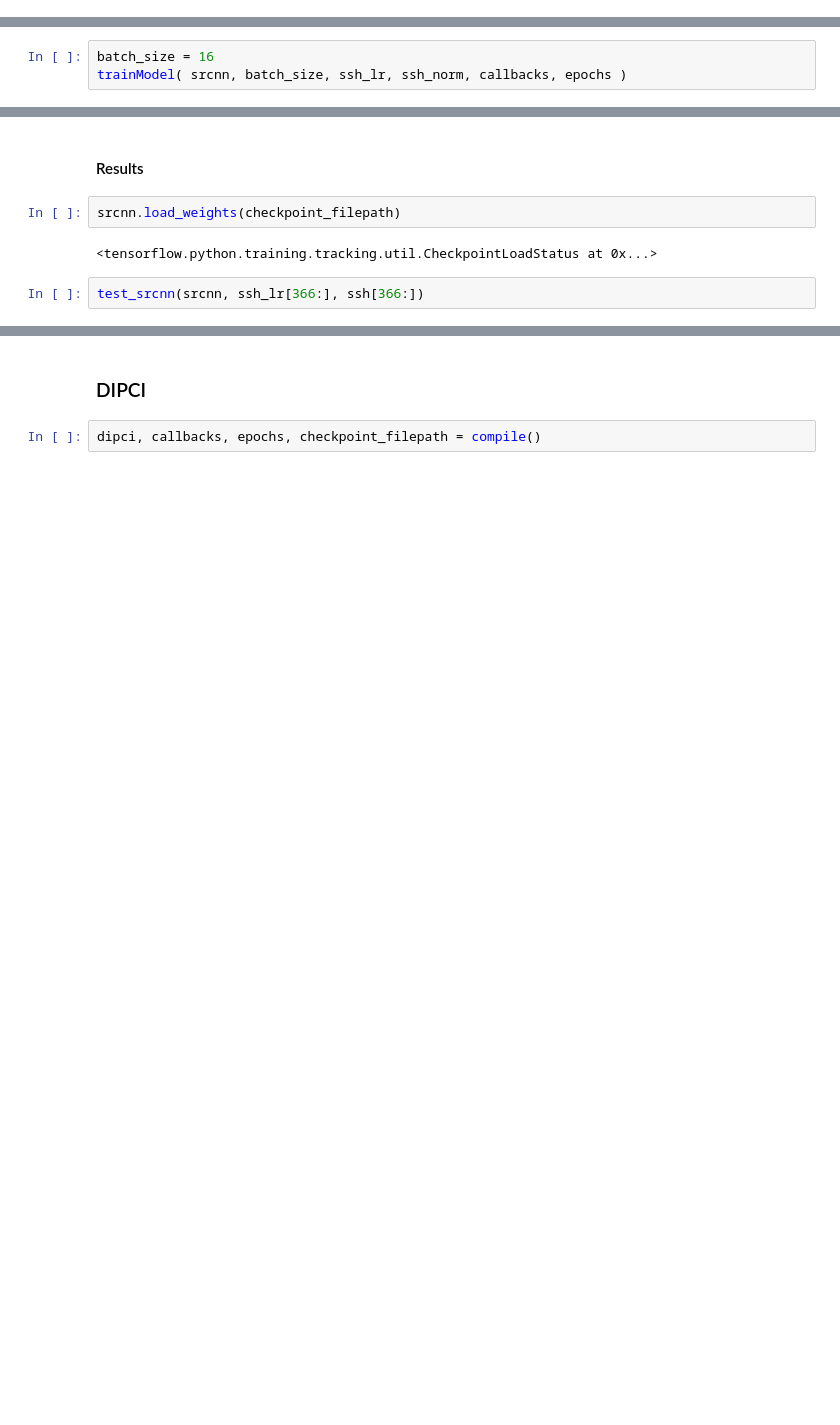
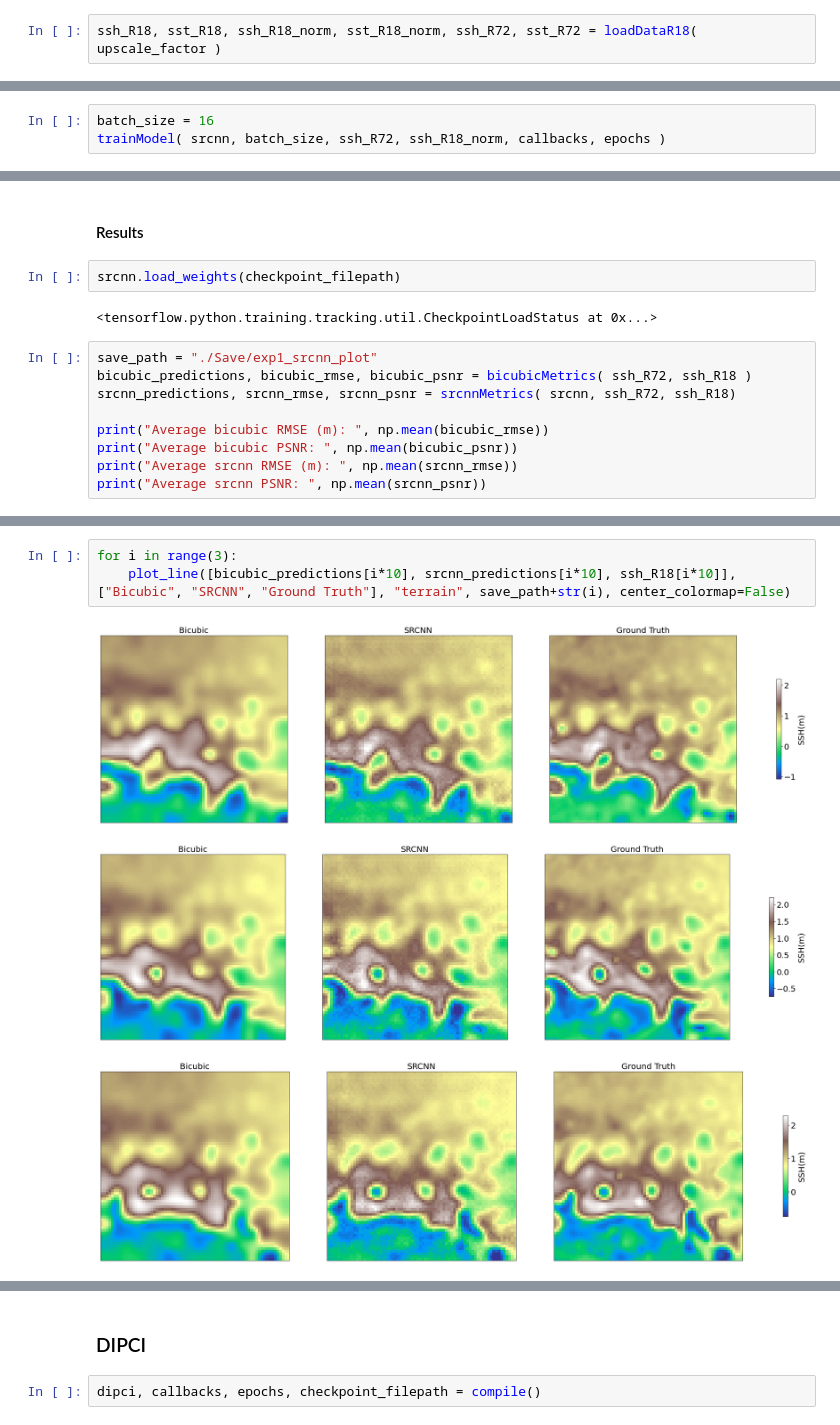
Before and after one commit to MdeCastelbajac/dipci, a Jupyter notebook: ProjectNotebook.ipynb, the cells around one changed output, grey strips where cells are left out. Drawn from its saved outputs; the diff is of its cells as text; blank space fills up the shorter version.

Commit message:
srcnn tests passed

```diff
--- a/ProjectNotebook.ipynb
+++ b/ProjectNotebook.ipynb
@@ -27,0 +32,2 @@ upscale_factor = 4
+# %%
+ssh_R18, sst_R18, ssh_R18_norm, sst_R18_norm, ssh_R72, sst_R72 = loadDataR18( upscale_factor )
@@ -59,3 +68,3 @@ Might skip training and load checkpoints below
 # %%
 batch_size = 16
-trainModel( srcnn, batch_size, ssh_lr, ssh_norm, callbacks, epochs )
+trainModel( srcnn, batch_size, ssh_R72, ssh_R18_norm, callbacks, epochs )
@@ -89,5 +75,12 @@ srcnn.load_weights(checkpoint_filepath)
 # %% [output]
 <tensorflow.python.training.tracking.util.CheckpointLoadStatus at 0x...>
 # %%
-test_srcnn(srcnn, ssh_lr[366:], ssh[366:])
+save_path = "./Save/exp1_srcnn_plot"
+bicubic_predictions, bicubic_rmse, bicubic_psnr = bicubicMetrics( ssh_R72, ssh_R18 )
+srcnn_predictions, srcnn_rmse, srcnn_psnr = srcnnMetrics( srcnn, ssh_R72, ssh_R18)
+
+print("Average bicubic RMSE (m): ", np.mean(bicubic_rmse))
+print("Average bicubic PSNR: ", np.mean(bicubic_psnr))
+print("Average srcnn RMSE (m): ", np.mean(srcnn_rmse))
+print("Average srcnn PSNR: ", np.mean(srcnn_psnr))
 # %% [output]
@@ -112,0 +91,7 @@ PSNR of SRCNN and Ground Truth is  37.346123173488905
+# %%
+for i in range(3):
+    plot_line([bicubic_predictions[i*10], srcnn_predictions[i*10], ssh_R18[i*10]], ["Bicubic", "SRCNN", "Ground Truth"], "terrain", save_path+str(i), center_colormap=False)
+# %% [output]
+[figure, added]
+[figure, added]
+[figure, added]
```
Also changed, not shown: parts of 26 cells of this notebook, 28 other files.
